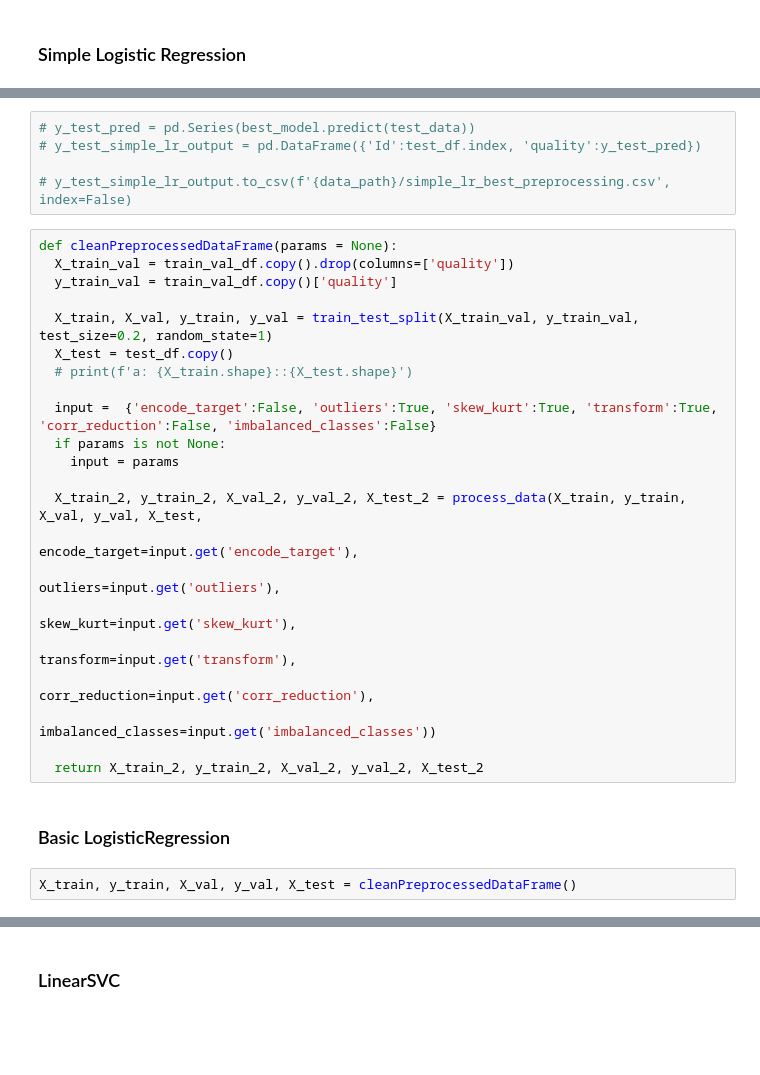
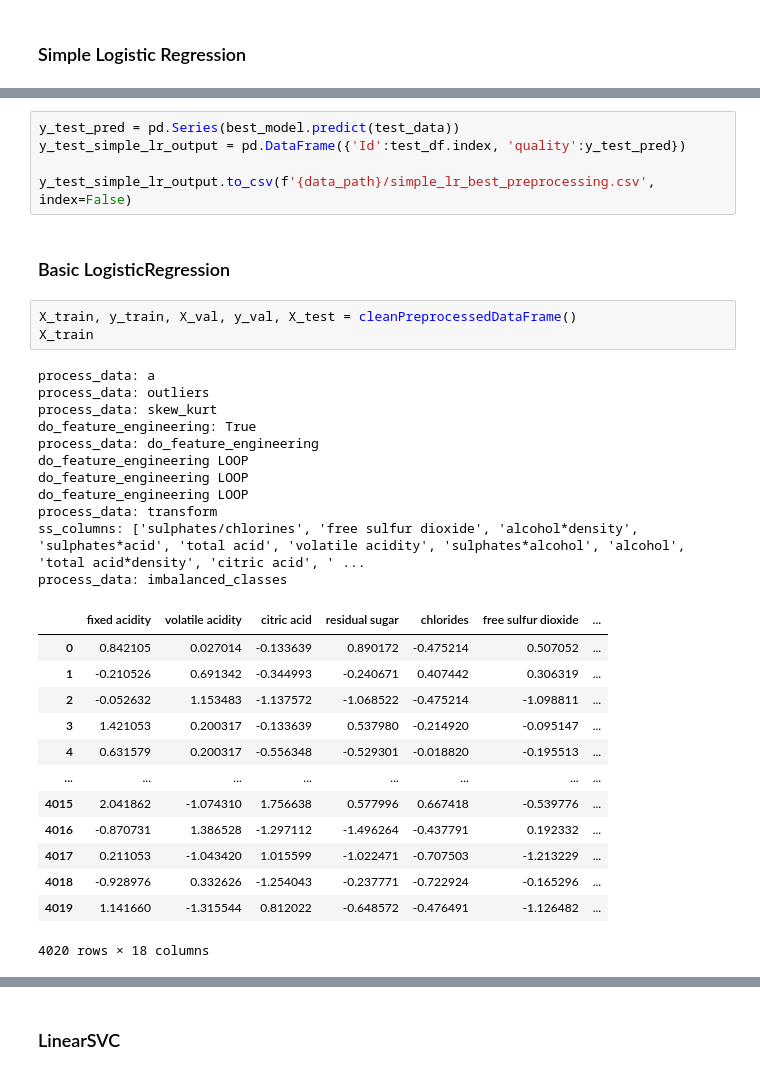
Before and after one commit to reallylongaddress/Kaggle, a Jupyter notebook: playground-series-s3e5/playground_series_s3e5.ipynb, the cells around one changed output, grey strips where cells are left out. Saved outputs shown, nothing was run; the diff lists cells and outputs as text; blank space fills up the shorter version.

```diff
--- a/playground-series-s3e5/playground_series_s3e5.ipynb
+++ b/playground-series-s3e5/playground_series_s3e5.ipynb
@@ -699,36 +793,40 @@ def testModelWithPreprocessors(model):
     print('--'*10)
   print(f'dbd_cohen_kappa_score BEST val score {model}: ({round(best_score, 3)})')
 # %%
-# y_test_pred = pd.Series(best_model.predict(test_data))
-# y_test_simple_lr_output = pd.DataFrame({'Id':test_df.index, 'quality':y_test_pred})
+y_test_pred = pd.Series(best_model.predict(test_data))
+y_test_simple_lr_output = pd.DataFrame({'Id':test_df.index, 'quality':y_test_pred})
 
-# y_test_simple_lr_output.to_csv(f'{data_path}/simple_lr_best_preprocessing.csv', index=False)
+y_test_simple_lr_output.to_csv(f'{data_path}/simple_lr_best_preprocessing.csv', index=False)
-# %%
-def cleanPreprocessedDataFrame(params = None):
-  X_train_val = train_val_df.copy().drop(columns=['quality'])
-  y_train_val = train_val_df.copy()['quality']
-
-  X_train, X_val, y_train, y_val = train_test_split(X_train_val, y_train_val, test_size=0.2, random_state=1)
-  X_test = test_df.copy()
-  # print(f'a: {X_train.shape}::{X_test.shape}')
-
-  input =  {'encode_target':False, 'outliers':True, 'skew_kurt':True, 'transform':True, 'corr_reduction':False, 'imbalanced_classes':False}
-  if params is not None:
-    input = params
-
-  X_train_2, y_train_2, X_val_2, y_val_2, X_test_2 = process_data(X_train, y_train, X_val, y_val, X_test,
-                                                          encode_target=input.get('encode_target'),
-                                                          outliers=input.get('outliers'),
-                                                          skew_kurt=input.get('skew_kurt'),
-                                                          transform=input.get('transform'),
-                                                          corr_reduction=input.get('corr_reduction'),
-                                                          imbalanced_classes=input.get('imbalanced_classes'))
-
-  return X_train_2, y_train_2, X_val_2, y_val_2, X_test_2
 # %% [markdown]
 ### Basic LogisticRegression
 # %%
 X_train, y_train, X_val, y_val, X_test = cleanPreprocessedDataFrame()
+X_train
+# %% [output]
+process_data: a
+process_data: outliers
+process_data: skew_kurt
+do_feature_engineering: True
+process_data: do_feature_engineering
+do_feature_engineering LOOP
+do_feature_engineering LOOP
+do_feature_engineering LOOP
+process_data: transform
+ss_columns: ['sulphates/chlorines', 'free sulfur dioxide', 'alcohol*density', 'sulphates*acid', 'total acid', 'volatile acidity', 'sulphates*alcohol', 'alcohol', 'total acid*density', 'citric acid', ' ...
+process_data: imbalanced_classes
+|  | fixed acidity | volatile acidity | citric acid | residual sugar | chlorides | free sulfur dioxide | ... |
+| 0 | 0.842105 | 0.027014 | -0.133639 | 0.890172 | -0.475214 | 0.507052 | ... |
+| 1 | -0.210526 | 0.691342 | -0.344993 | -0.240671 | 0.407442 | 0.306319 | ... |
+| 2 | -0.052632 | 1.153483 | -1.137572 | -1.068522 | -0.475214 | -1.098811 | ... |
+| 3 | 1.421053 | 0.200317 | -0.133639 | 0.537980 | -0.214920 | -0.095147 | ... |
+| 4 | 0.631579 | 0.200317 | -0.556348 | -0.529301 | -0.018820 | -0.195513 | ... |
+| ... | ... | ... | ... | ... | ... | ... | ... |
+| 4015 | 2.041862 | -1.074310 | 1.756638 | 0.577996 | 0.667418 | -0.539776 | ... |
+| 4016 | -0.870731 | 1.386528 | -1.297112 | -1.496264 | -0.437791 | 0.192332 | ... |
+| 4017 | 0.211053 | -1.043420 | 1.015599 | -1.022471 | -0.707503 | -1.213229 | ... |
+| 4018 | -0.928976 | 0.332626 | -1.254043 | -0.237771 | -0.722924 | -0.165296 | ... |
+| 4019 | 1.141660 | -1.315544 | 0.812022 | -0.648572 | -0.476491 | -1.126482 | ... |
+4020 rows × 18 columns
 # %%
 #VALIDATION
 model_string = "LogisticRegression"
```
Also changed, not shown: parts of 34 cells of this notebook.
